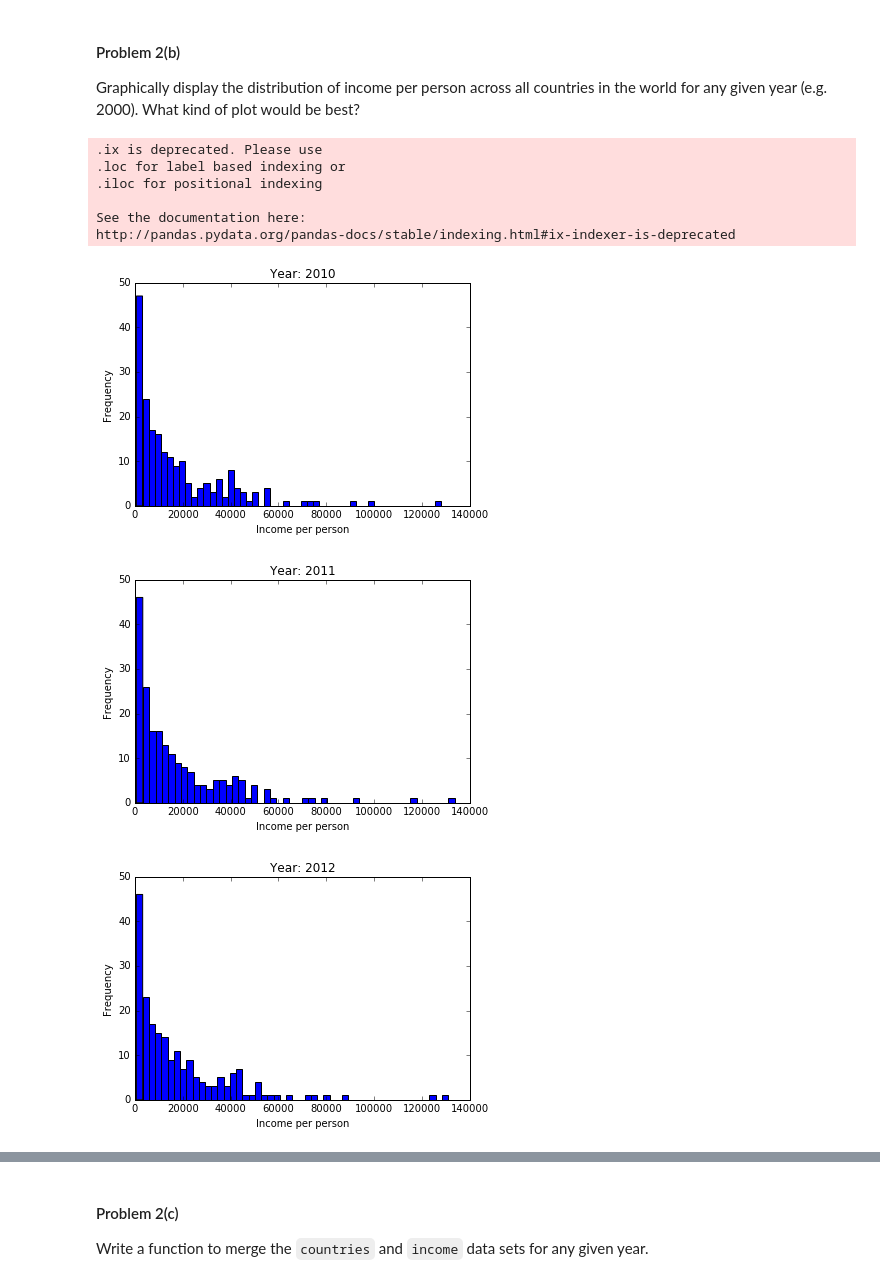
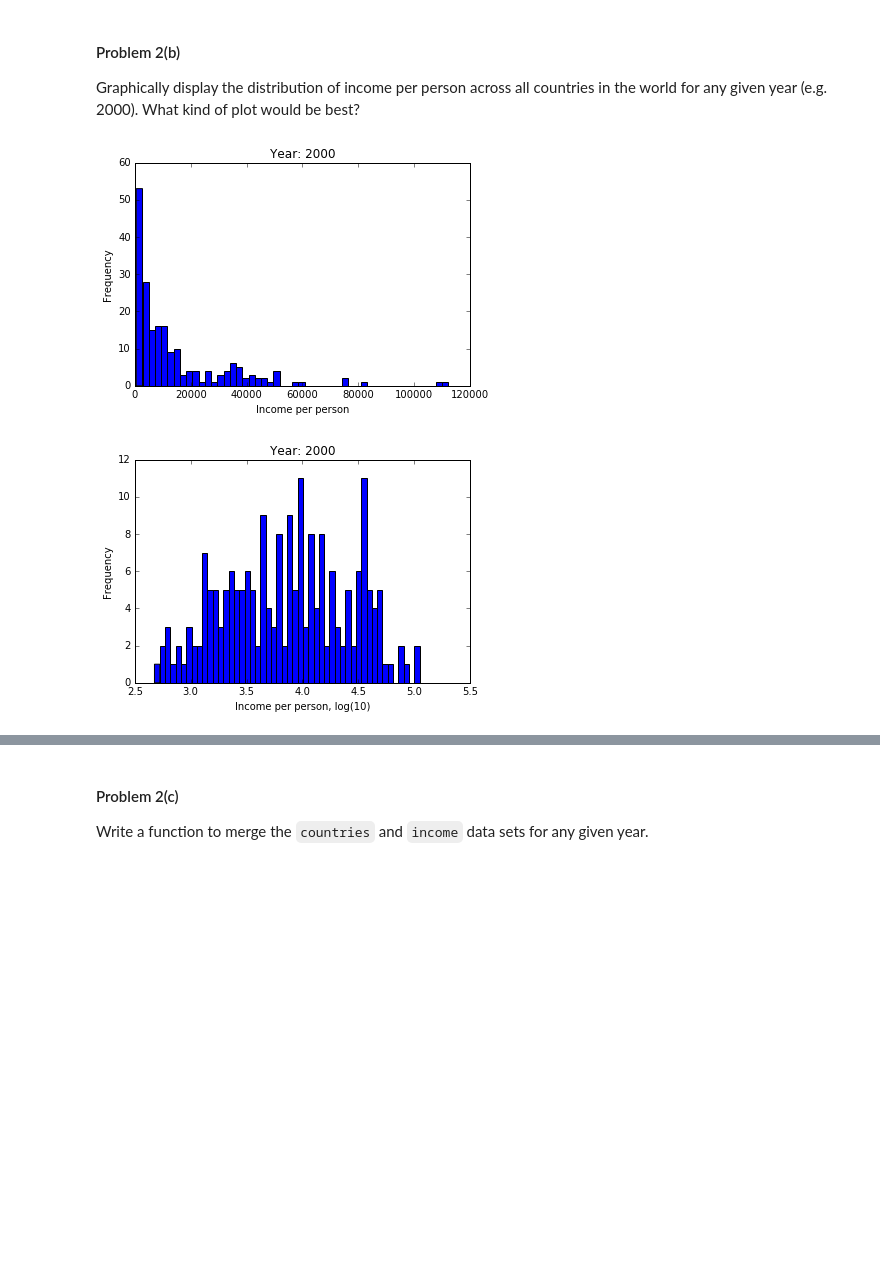
Before and after one commit to suyashSax/CS-109, a Jupyter notebook: Week 2/HW 1.ipynb, the cells around one changed output, grey strips where cells are left out. Drawn from its saved outputs; the diff is of its cells as text; code cells hidden in the pictures; blank space fills up the shorter version.

```diff
--- a/Week 2/HW 1.ipynb
+++ b/Week 2/HW 1.ipynb
@@ -287,22 +287,21 @@ Graphically display the distribution of income per person across all countries i
 # %%
 #your code here
 # Histogram of income vs. percentage of population w/ that income
-years = xrange(2010, 2014)
+years = [2000]
 
 for year in years:
     plt.plot(subplots = True)
     plt.hist(income.ix[year].dropna().values, bins = 50)
     plt.title('Year: %i' % year)
     plt.xlabel('Income per person')
     plt.ylabel('Frequency')
     plt.show()
+
+    plt.hist(np.log10(income.ix[year].dropna().values), bins = 50)
+    plt.title('Year: %i' % year)
+    plt.xlabel('Income per person, log(10)')
+    plt.ylabel('Frequency')
+    plt.show()
 # %% [output]
-.ix is deprecated. Please use
-.loc for label based indexing or
-.iloc for positional indexing
-
-See the documentation here:
-http://pandas.pydata.org/pandas-docs/stable/indexing.html#ix-indexer-is-deprecated
-[figure, old version]
+[figure, new version]
-[figure, old version]
+[figure, new version]
-[figure, removed]
```
Also changed, not shown: parts of 17 cells of this notebook.
